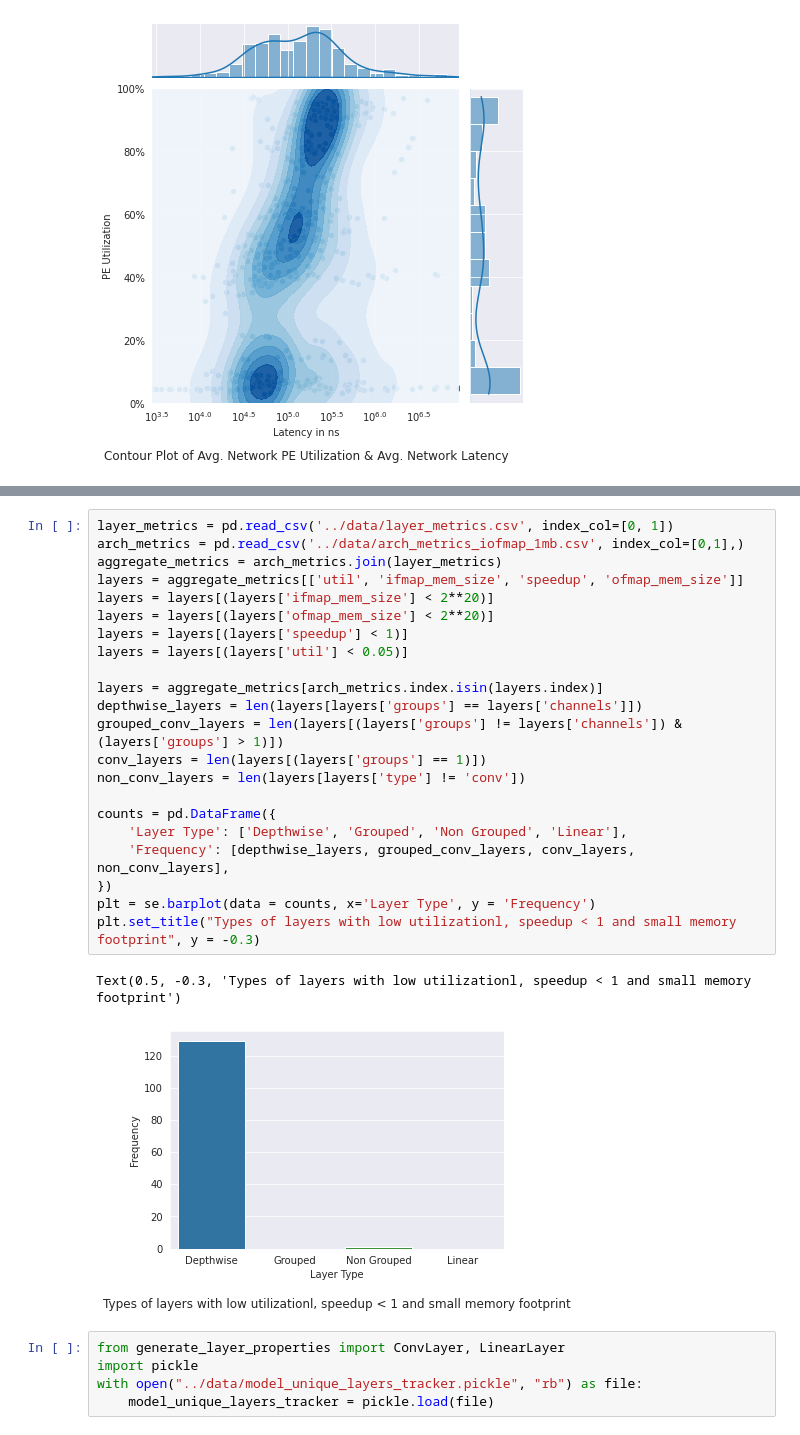
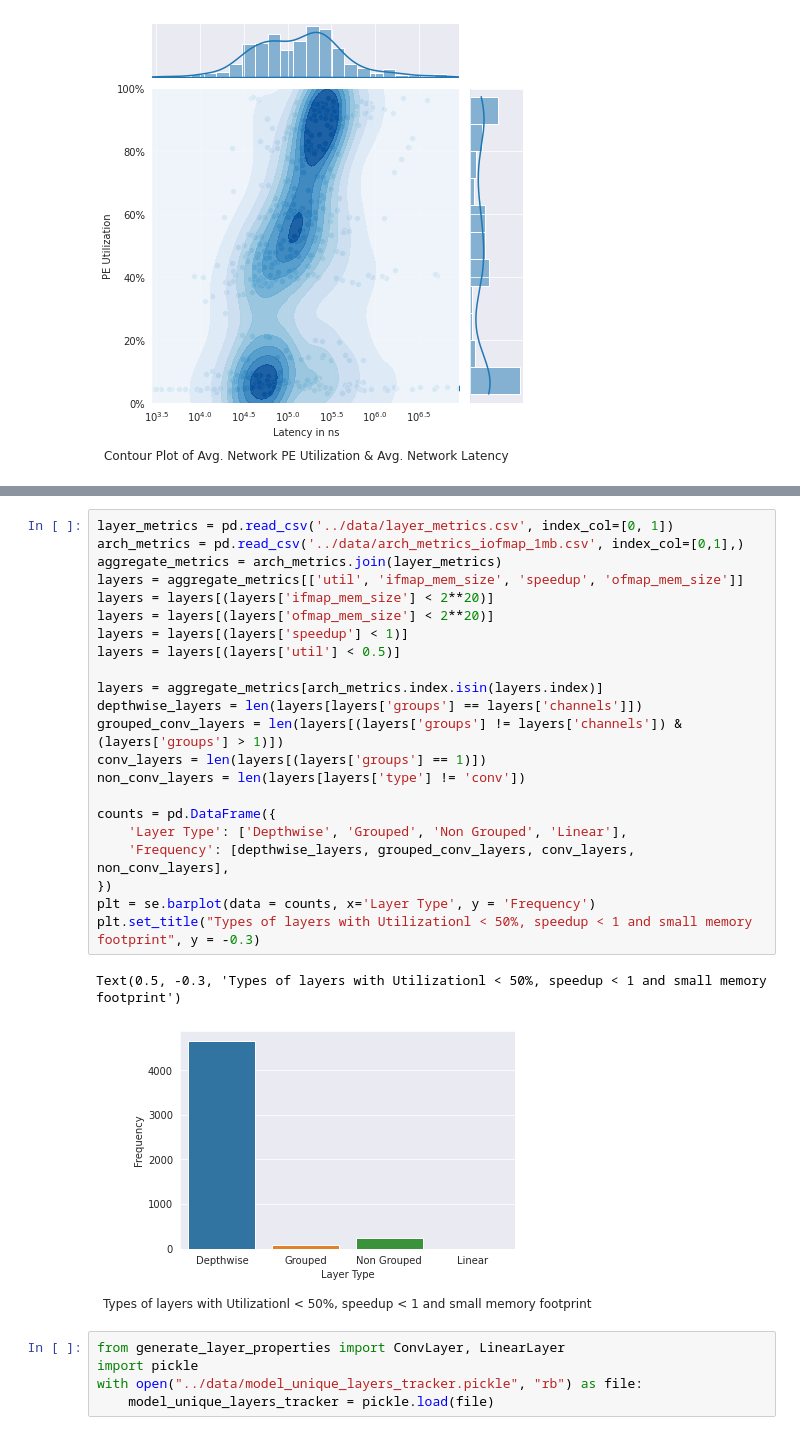
Before and after one commit to asultan123/hero-sim, a Jupyter notebook: scripts/playground.ipynb, the cells around one changed output, grey strips where cells are left out. Drawn from its saved outputs; the diff is of its cells as text.

Commit message:
fixed network speedup figure

```diff
--- a/scripts/playground.ipynb
+++ b/scripts/playground.ipynb
@@ -312,28 +424,28 @@ plt.ax_joint.legend()
 # %%
 layer_metrics = pd.read_csv('../data/layer_metrics.csv', index_col=[0, 1])
 arch_metrics = pd.read_csv('../data/arch_metrics_iofmap_1mb.csv', index_col=[0,1],)
 aggregate_metrics = arch_metrics.join(layer_metrics)
 layers = aggregate_metrics[['util', 'ifmap_mem_size', 'speedup', 'ofmap_mem_size']]
 layers = layers[(layers['ifmap_mem_size'] < 2**20)]
 layers = layers[(layers['ofmap_mem_size'] < 2**20)]
 layers = layers[(layers['speedup'] < 1)]
-layers = layers[(layers['util'] < 0.05)]
+layers = layers[(layers['util'] < 0.5)]
 
 layers = aggregate_metrics[arch_metrics.index.isin(layers.index)]
 depthwise_layers = len(layers[layers['groups'] == layers['channels']])
 grouped_conv_layers = len(layers[(layers['groups'] != layers['channels']) & (layers['groups'] > 1)])
 conv_layers = len(layers[(layers['groups'] == 1)])
 non_conv_layers = len(layers[layers['type'] != 'conv'])
 
 counts = pd.DataFrame({
     'Layer Type': ['Depthwise', 'Grouped', 'Non Grouped', 'Linear'],
     'Frequency': [depthwise_layers, grouped_conv_layers, conv_layers, non_conv_layers],
 })
 plt = se.barplot(data = counts, x='Layer Type', y = 'Frequency')
-plt.set_title("Types of layers with low utilizationl, speedup < 1 and small memory footprint", y = -0.3)
+plt.set_title("Types of layers with Utilizationl < 50%, speedup < 1 and small memory footprint", y = -0.3)
 # %% [output]
-Text(0.5, -0.3, 'Types of layers with low utilizationl, speedup < 1 and small memory footprint')
+Text(0.5, -0.3, 'Types of layers with Utilizationl < 50%, speedup < 1 and small memory footprint')
-[figure, old version]
+[figure, new version]
 # %%
 from generate_layer_properties import ConvLayer, LinearLayer
 import pickle
```
Also changed, not shown: parts of 12 cells of this notebook.
